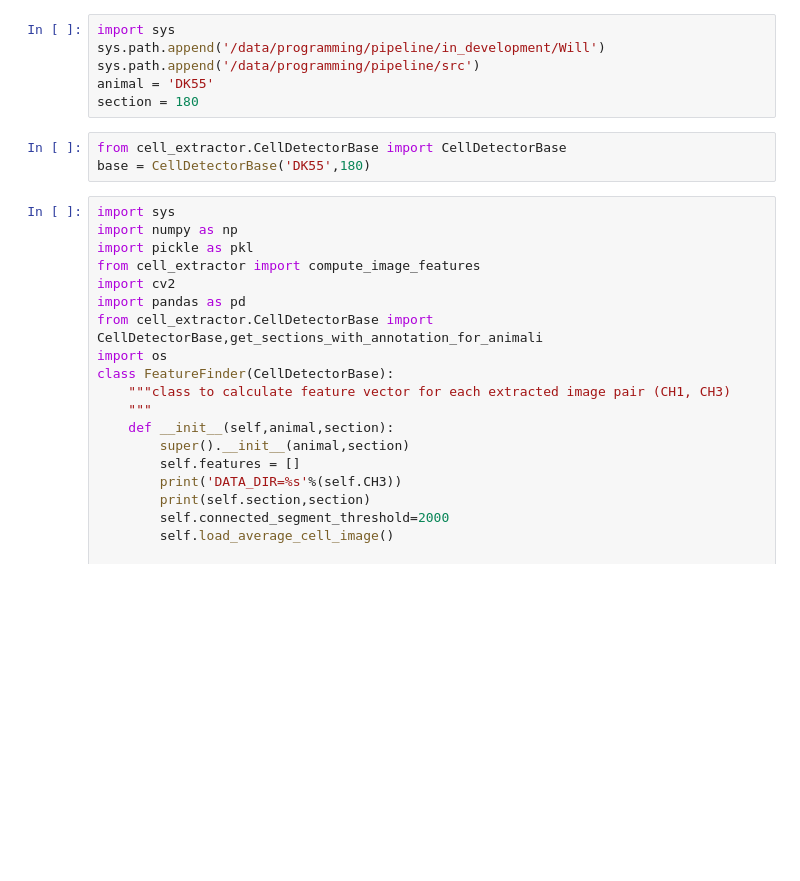
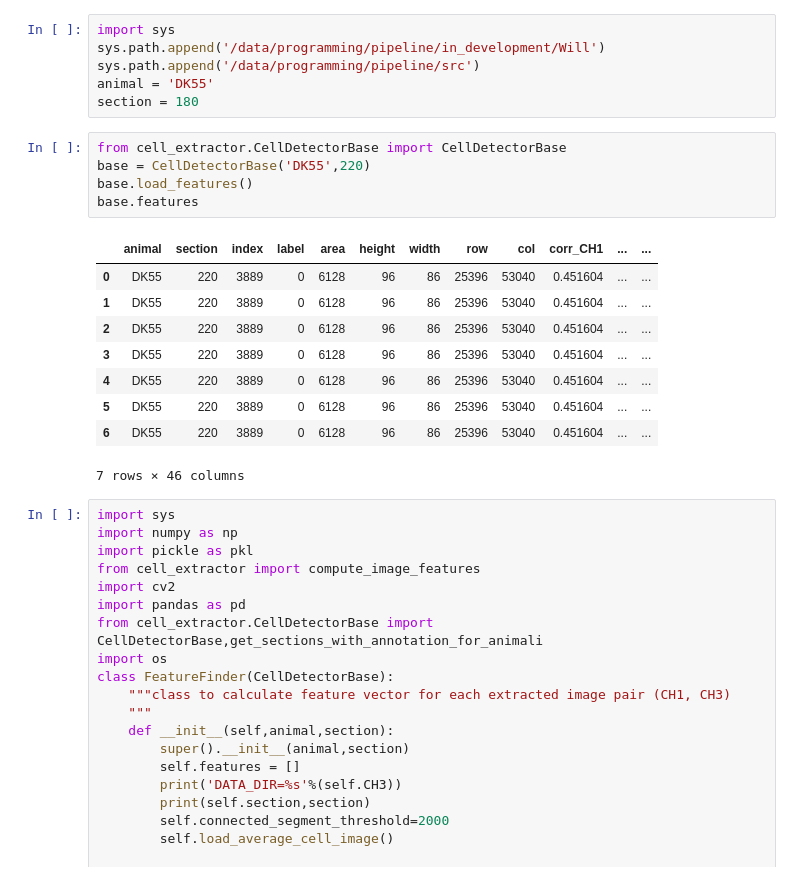
Before and after one commit to ActiveBrainAtlas2/preprocessing-pipeline, a Jupyter notebook: in_development/Will/cell_extractor/find_features.ipynb, the cells around one changed output. Saved outputs shown, nothing was run; the diff lists cells and outputs as text; blank space fills up the shorter version.

```diff
--- a/in_development/Will/cell_extractor/find_features.ipynb
+++ b/in_development/Will/cell_extractor/find_features.ipynb
@@ -6,7 +6,19 @@ animal = 'DK55'
 section = 180
 # %%
 from cell_extractor.CellDetectorBase import CellDetectorBase
-base = CellDetectorBase('DK55',180)
+base = CellDetectorBase('DK55',220)
+base.load_features()
+base.features
+# %% [output]
+|  | animal | section | index | label | area | height | width | row | col | corr_CH1 | ... | ... |
+| 0 | DK55 | 220 | 3889 | 0 | 6128 | 96 | 86 | 25396 | 53040 | 0.451604 | ... | ... |
+| 1 | DK55 | 220 | 3889 | 0 | 6128 | 96 | 86 | 25396 | 53040 | 0.451604 | ... | ... |
+| 2 | DK55 | 220 | 3889 | 0 | 6128 | 96 | 86 | 25396 | 53040 | 0.451604 | ... | ... |
+| 3 | DK55 | 220 | 3889 | 0 | 6128 | 96 | 86 | 25396 | 53040 | 0.451604 | ... | ... |
+| 4 | DK55 | 220 | 3889 | 0 | 6128 | 96 | 86 | 25396 | 53040 | 0.451604 | ... | ... |
+| 5 | DK55 | 220 | 3889 | 0 | 6128 | 96 | 86 | 25396 | 53040 | 0.451604 | ... | ... |
+| 6 | DK55 | 220 | 3889 | 0 | 6128 | 96 | 86 | 25396 | 53040 | 0.451604 | ... | ... |
+7 rows × 46 columns
 # %%
 import sys
 import numpy as np
```
Also changed, not shown: 10 other files.
